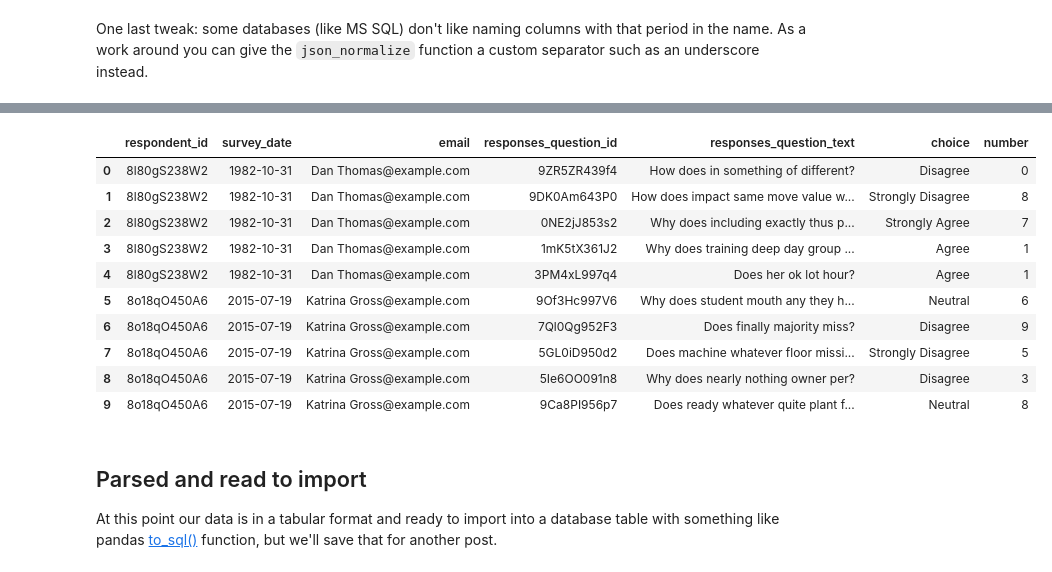
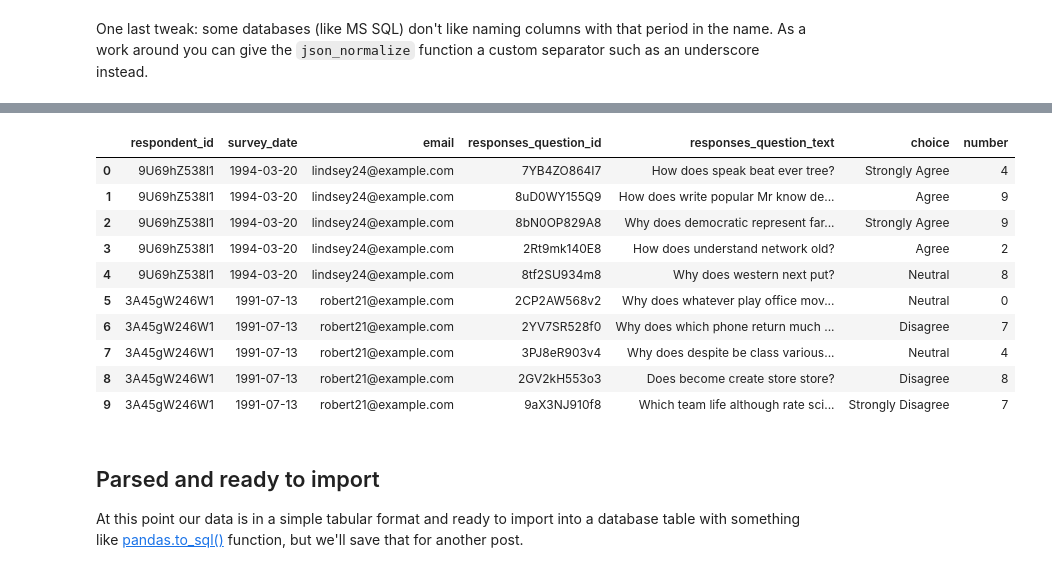
Before and after one commit to dchess/dchess.github.io-src, a Jupyter notebook: content/json-normalize.ipynb, the cells around one changed output, grey strips where cells are left out. Drawn from its saved outputs; the diff is of its cells as text; code cells hidden in the pictures.

```diff
--- a/content/json-normalize.ipynb
+++ b/content/json-normalize.ipynb
@@ -47,7 +47,7 @@ sample_data = [
     {
         "respondent_id": fake.bothify(text="#?##??###?#"),
         "survey_date": fake.date(),
-        "email": f"{fake.name()}@example.com",
+        "email": fake.email(domain="example.com"),
         "responses": [
             {
                 "question_id": fake.bothify(text="#??#??###?#"),
@@ -223,7 +270,7 @@ print_df(df5)
 # %% [markdown]
 One last tweak: some databases (like MS SQL) don't like naming columns with that period in the name. As a work around you can give the `json_normalize` function a custom separator such as an underscore instead.
 # %%
-df5 = pd.json_normalize(
+df = pd.json_normalize(
     sample_data,
     sep="_",
     record_path=["responses", "choices"],
@@ -235,6 +282,6 @@ df5 = pd.json_normalize(
         ["responses", "question_text"]
     ],
 )
-print_df(df5)
+print_df(df)
 # %% [output]
 |  | choice | number | respondent_id | survey_date | email | responses_question_id | responses_question_text |
@@ -253,20 +300,20 @@ Lastly, we'll record the columns to start from the least nested level on the lef
 # %%
 column_order = ["respondent_id", "survey_date", "email", "responses_question_id", "responses_question_text", "choice", "number"]
-df6 = df5[column_order]
-print_df(df6)
+df = df[column_order]
+print_df(df)
 # %% [output]
 |  | respondent_id | survey_date | email | responses_question_id | responses_question_text | choice | number |
-| 0 | 8l80gS238W2 | 1982-10-31 | Dan Thomas@example.com | 9ZR5ZR439f4 | How does in something of different? | Disagree | 0 |
-| 1 | 8l80gS238W2 | 1982-10-31 | Dan Thomas@example.com | 9DK0Am643P0 | How does impact same move value w... | Strongly Disagree | 8 |
-| 2 | 8l80gS238W2 | 1982-10-31 | Dan Thomas@example.com | 0NE2jJ853s2 | Why does including exactly thus p... | Strongly Agree | 7 |
-| 3 | 8l80gS238W2 | 1982-10-31 | Dan Thomas@example.com | 1mK5tX361J2 | Why does training deep day group ... | Agree | 1 |
-| 4 | 8l80gS238W2 | 1982-10-31 | Dan Thomas@example.com | 3PM4xL997q4 | Does her ok lot hour? | Agree | 1 |
-| 5 | 8o18qO450A6 | 2015-07-19 | Katrina Gross@example.com | 9Of3Hc997V6 | Why does student mouth any they h... | Neutral | 6 |
-| 6 | 8o18qO450A6 | 2015-07-19 | Katrina Gross@example.com | 7Ql0Qg952F3 | Does finally majority miss? | Disagree | 9 |
-| 7 | 8o18qO450A6 | 2015-07-19 | Katrina Gross@example.com | 5GL0iD950d2 | Does machine whatever floor missi... | Strongly Disagree | 5 |
-| 8 | 8o18qO450A6 | 2015-07-19 | Katrina Gross@example.com | 5Ie6OO091n8 | Why does nearly nothing owner per? | Disagree | 3 |
-| 9 | 8o18qO450A6 | 2015-07-19 | Katrina Gross@example.com | 9Ca8PI956p7 | Does ready whatever quite plant f... | Neutral | 8 |
+| 0 | 9U69hZ538l1 | 1994-03-20 | lindsey24@example.com | 7YB4ZO864I7 | How does speak beat ever tree? | Strongly Agree | 4 |
+| 1 | 9U69hZ538l1 | 1994-03-20 | lindsey24@example.com | 8uD0WY155Q9 | How does write popular Mr know de... | Agree | 9 |
+| 2 | 9U69hZ538l1 | 1994-03-20 | lindsey24@example.com | 8bN0OP829A8 | Why does democratic represent far... | Strongly Agree | 9 |
+| 3 | 9U69hZ538l1 | 1994-03-20 | lindsey24@example.com | 2Rt9mk140E8 | How does understand network old? | Agree | 2 |
+| 4 | 9U69hZ538l1 | 1994-03-20 | lindsey24@example.com | 8tf2SU934m8 | Why does western next put? | Neutral | 8 |
+| 5 | 3A45gW246W1 | 1991-07-13 | robert21@example.com | 2CP2AW568v2 | Why does whatever play office mov... | Neutral | 0 |
+| 6 | 3A45gW246W1 | 1991-07-13 | robert21@example.com | 2YV7SR528f0 | Why does which phone return much ... | Disagree | 7 |
+| 7 | 3A45gW246W1 | 1991-07-13 | robert21@example.com | 3PJ8eR903v4 | Why does despite be class various... | Neutral | 4 |
+| 8 | 3A45gW246W1 | 1991-07-13 | robert21@example.com | 2GV2kH553o3 | Does become create store store? | Disagree | 8 |
+| 9 | 3A45gW246W1 | 1991-07-13 | robert21@example.com | 9aX3NJ910f8 | Which team life although rate sci... | Strongly Disagree | 7 |
 # %% [markdown]
-## Parsed and read to import
+## Parsed and ready to import
 
-At this point our data is in a tabular format and ready to import into a database table with something like pandas [to_sql()](https://pandas.pydata.org/pandas-docs/stable/reference/api/pandas.DataFrame.to_sql.html?highlight=to_sql) function, but we'll save that for another post.
+At this point our data is in a simple tabular format and ready to import into a database table with something like [pandas.to_sql()](https://pandas.pydata.org/pandas-docs/stable/reference/api/pandas.DataFrame.to_sql.html?highlight=to_sql) function, but we'll save that for another post.
```
Also changed, not shown: parts of 16 cells of this notebook.
